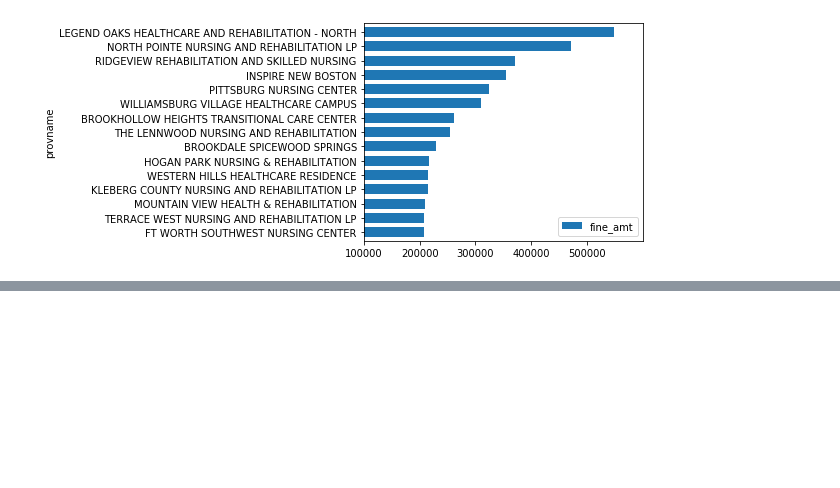
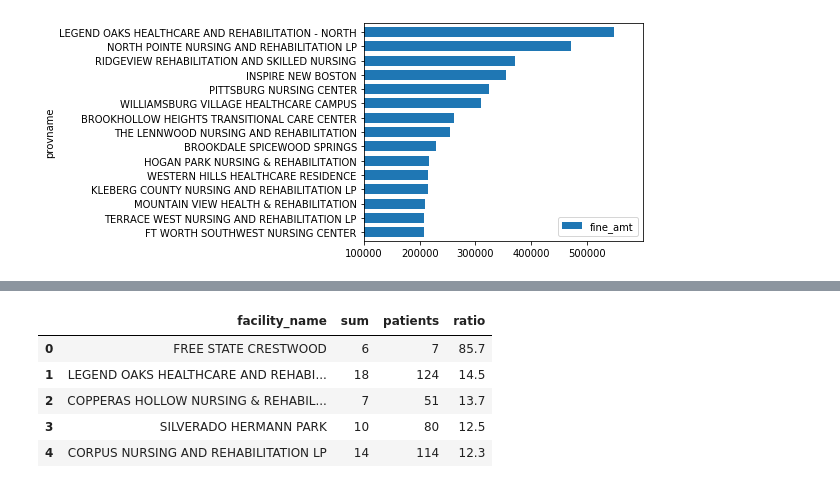
Before and after one commit to elenamlutz/data-studio-projects, a Jupyter notebook: Week 1/Nursing Homes in Texas.ipynb, the cells around one changed output, grey strips where cells are left out. Drawn from its saved outputs; the diff is of its cells as text; code cells hidden in the pictures; blank space fills up the shorter version.

```diff
--- a/Week 1/Nursing Homes in Texas.ipynb
+++ b/Week 1/Nursing Homes in Texas.ipynb
@@ -367,3 +371,14 @@ plt.savefig('nursinghomes4.pdf')
 most_deficiencies = serious_deficiencies[(serious_deficiencies['sum'] > 5)].sort_values(by='sum', ascending=False)
 # %%
 most_deficiencies.to_csv('deficienciescount.csv')
+# %%
+df = pd.read_csv("deficienciescount1.csv")
+# %%
+df.head()
+# %% [output]
+|  | facility_name | sum | patients | ratio |
+| 0 | FREE STATE CRESTWOOD | 6 | 7 | 85.7 |
+| 1 | LEGEND OAKS HEALTHCARE AND REHABI... | 18 | 124 | 14.5 |
+| 2 | COPPERAS HOLLOW NURSING & REHABIL... | 7 | 51 | 13.7 |
+| 3 | SILVERADO HERMANN PARK | 10 | 80 | 12.5 |
+| 4 | CORPUS NURSING AND REHABILITATION LP | 14 | 114 | 12.3 |
```
Also changed, not shown: parts of 11 cells of this notebook.
